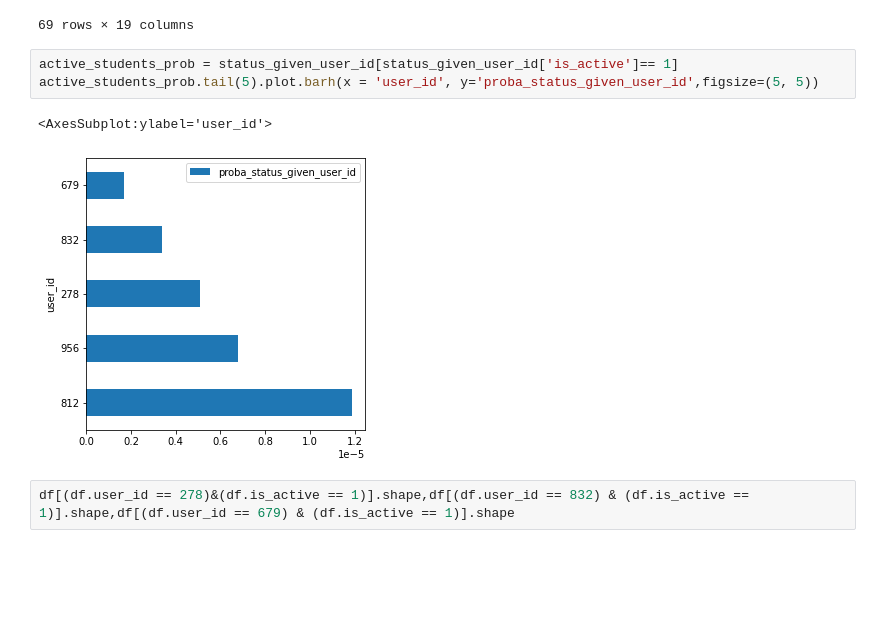
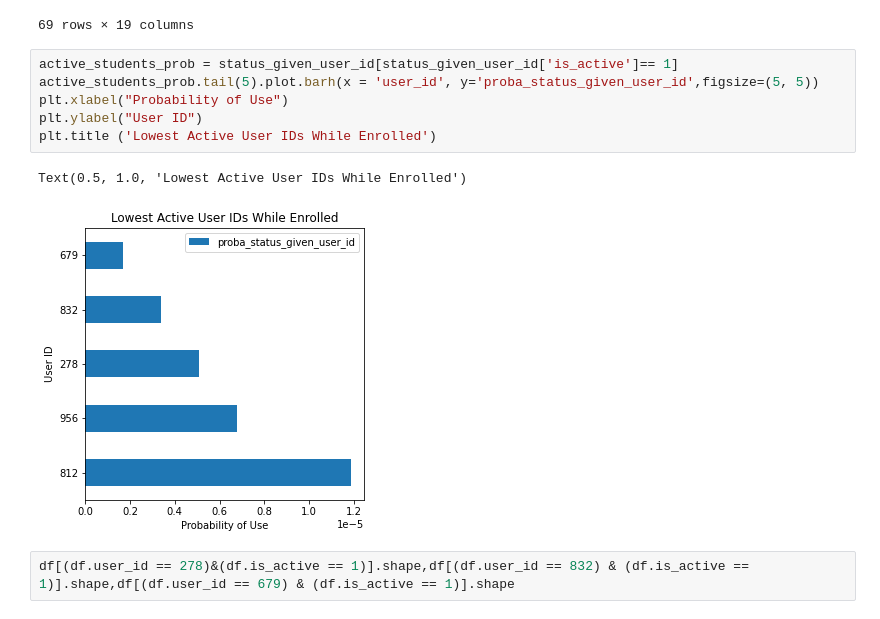
Before and after one commit to veronica-f-reyes/anomaly_detection_project, a Jupyter notebook: anomaly_detection_project.ipynb, the cells around one changed output. Drawn from its saved outputs; the diff is of its cells as text; blank space fills up the shorter version.

```diff
--- a/anomaly_detection_project.ipynb
+++ b/anomaly_detection_project.ipynb
@@ -815,9 +815,12 @@ df[(df.user_id == 278) | (df.user_id == 832)|(df.user_id == 679)]
 # %%
 active_students_prob = status_given_user_id[status_given_user_id['is_active']== 1]
 active_students_prob.tail(5).plot.barh(x = 'user_id', y='proba_status_given_user_id',figsize=(5, 5))
+plt.xlabel("Probability of Use")
+plt.ylabel("User ID")
+plt.title ('Lowest Active User IDs While Enrolled')
 # %% [output]
-<AxesSubplot:ylabel='user_id'>
+Text(0.5, 1.0, 'Lowest Active User IDs While Enrolled')
-[figure, old version]
+[figure, new version]
 # %%
 df[(df.user_id == 278)&(df.is_active == 1)].shape,df[(df.user_id == 832) & (df.is_active == 1)].shape,df[(df.user_id == 679) & (df.is_active == 1)].shape
 # %% [output]
```
Also changed, not shown: parts of 15 cells of this notebook.
